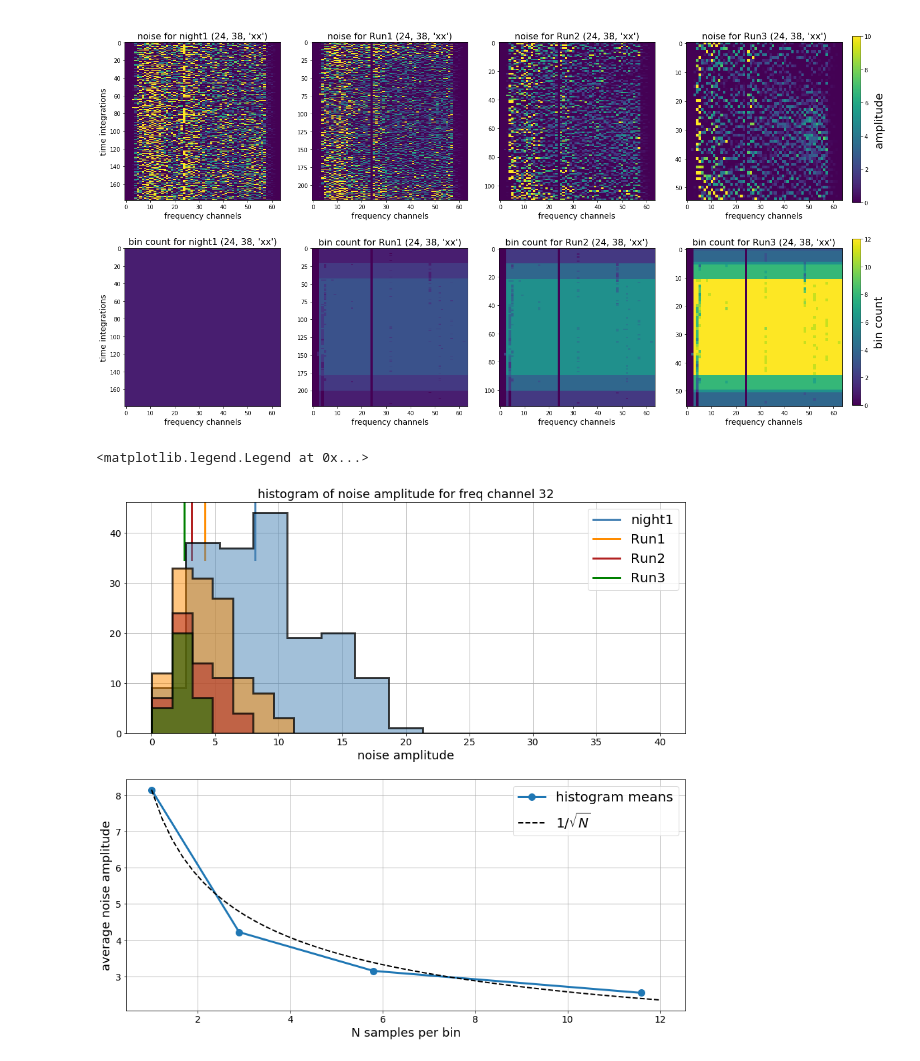
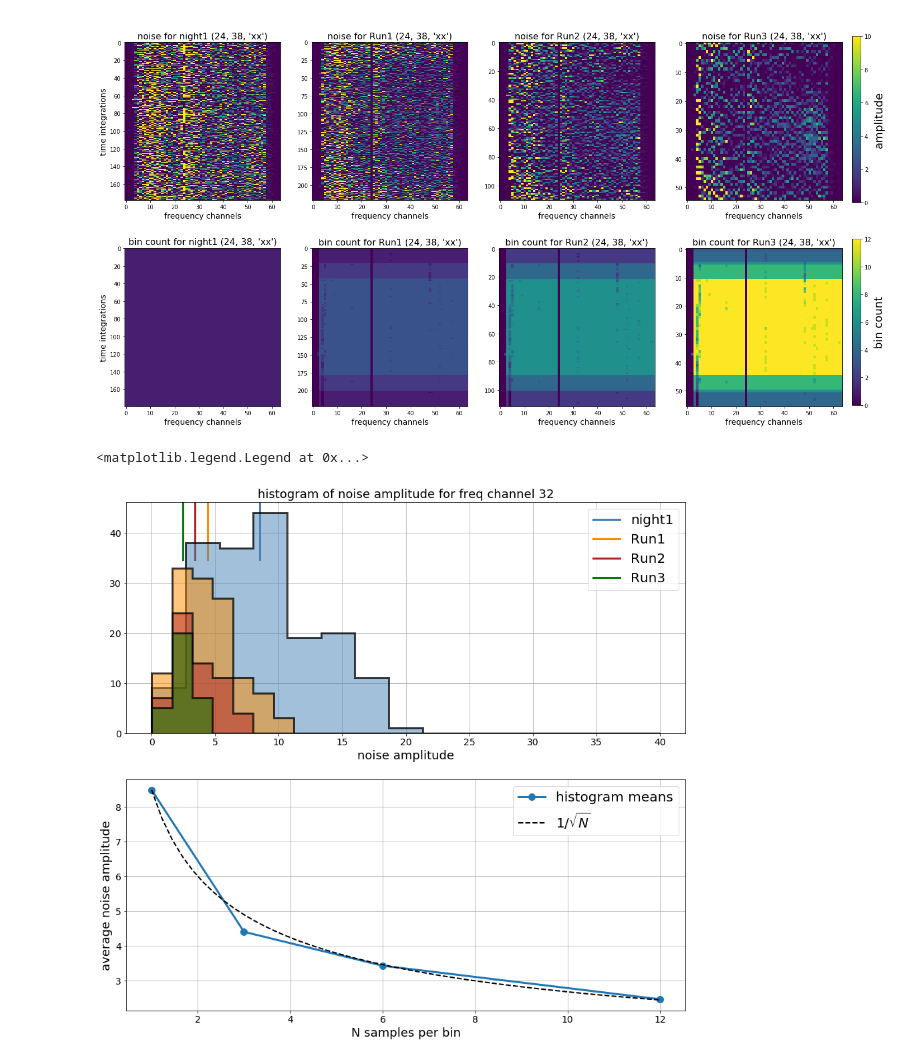
Before and after one commit to HERA-Team/hera_cal, a Jupyter notebook: scripts/notebooks/running_lstbin.ipynb, the cells around one changed output. Drawn from its saved outputs; the diff is of its cells as text; code cells hidden in the pictures.

```diff
--- a/scripts/notebooks/running_lstbin.ipynb
+++ b/scripts/notebooks/running_lstbin.ipynb
@@ -417,14 +421,14 @@ h0 = np.abs(n0[:, f])
 h1 = np.abs(n1[50:175, f])
 h2 = np.abs(n2[25:85, f])
 h3 = np.abs(n3[11:43, f])
-m0 = np.median(h0)
-m1 = np.median(h1)
-m2 = np.median(h2)
-m3 = np.median(h3)
-mc0 = np.mean(c0[:, f])
-mc1 = np.mean(c1[50:175, f])
-mc2 = np.mean(c2[25:85, f])
-mc3 = np.mean(c3[11:43, f])
+m0 = np.mean(h0)
+m1 = np.mean(h1)
+m2 = np.mean(h2)
+m3 = np.mean(h3)
+mc0 = np.median(c0[:, f])
+mc1 = np.median(c1[50:175, f])
+mc2 = np.median(c2[25:85, f])
+mc3 = np.median(c3[11:43, f])
 
 fig, axes = plt.subplots(2, 1, figsize=(15,14))
 
@@ -439,33 +443,33 @@ ax.hist(h0, bins=15, histtype='stepfilled', color='steelblue', lw=3, range=(0, 4
 ax.hist(h0, bins=15, histtype='step', color='k', lw=3, range=(0, 40), alpha=0.75, zorder=3)
 ax.hist(h1, bins=25, histtype='stepfilled', color='darkorange', lw=3, range=(0, 40), alpha=0.5, zorder=3)
 ax.hist(h1, bins=25, histtype='step', color='k', lw=3, range=(0, 40), alpha=0.75, zorder=3)
 ax.hist(h2, bins=25, histtype='stepfilled', color='firebrick', lw=3, range=(0, 40), alpha=0.5, zorder=3)
 ax.hist(h2, bins=25, histtype='step', color='k', lw=3, range=(0, 40), alpha=0.75, zorder=3)
 ax.hist(h3, bins=25, histtype='stepfilled', color='green', lw=3, range=(0, 40), alpha=0.5, zorder=3)
 ax.hist(h3, bins=25, histtype='step', color='k', lw=3, range=(0, 40), alpha=0.75, zorder=3)
 p0 = ax.axvline(m0, color='steelblue', ymin=0.75, lw=3)
 p1 = ax.axvline(m1, color='darkorange', ymin=0.75, lw=3)
 p2 = ax.axvline(m2, color='firebrick', ymin=0.75, lw=3)
 p3 = ax.axvline(m3, color='green', ymin=0.75, lw=3)
 ax.legend([p0, p1, p2, p3], ["night1", "Run1", "Run2", "Run3"], fontsize=20)
 
 ax = axes[1]
 ax.grid(zorder=0)
 ax.set_xlabel("N samples per bin", fontsize=18)
 ax.set_ylabel("average noise amplitude", fontsize=18)
 _ = [tl.set_size(14) for tl in ax.get_xticklabels()]
 _ = [tl.set_size(14) for tl in ax.get_yticklabels()]
 
 counts = np.array([mc0, mc1, mc2, mc3])
 amps = np.array([m0, m1, m2, m3])
 c_arr = np.linspace(1,12,50)
 a_arr = amps[0] / np.sqrt(c_arr)
 
 p0, = ax.plot(counts, amps, ls='-', marker='o', lw=3, markersize=10)
 p1, = ax.plot(c_arr, a_arr, ls='--', color='k', lw=2)
 ax.legend([p0, p1], ["histogram means", "$1/\sqrt{N}$"], fontsize=20)
 # %% [output]
 <matplotlib.legend.Legend at 0x...>
-[figure, old version]
+[figure, new version]
 # %%
 rm -r ./zen.xx.*
```
Also changed, not shown: parts of 3 cells of this notebook.
